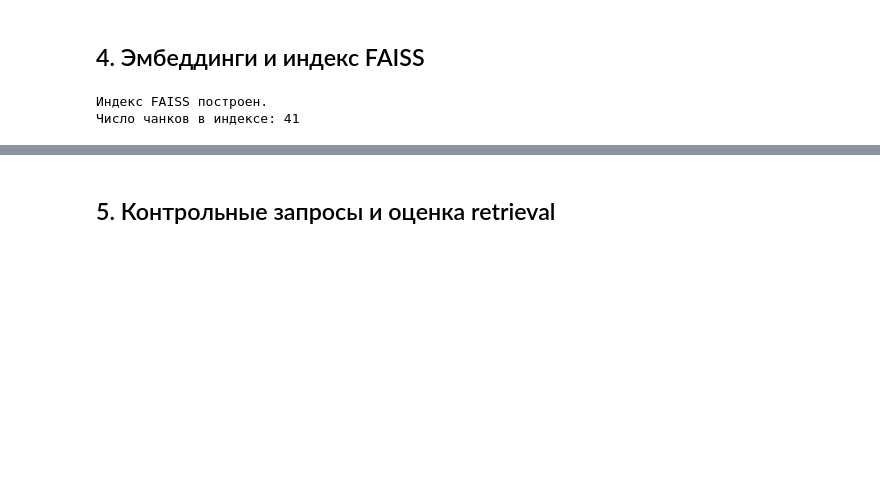
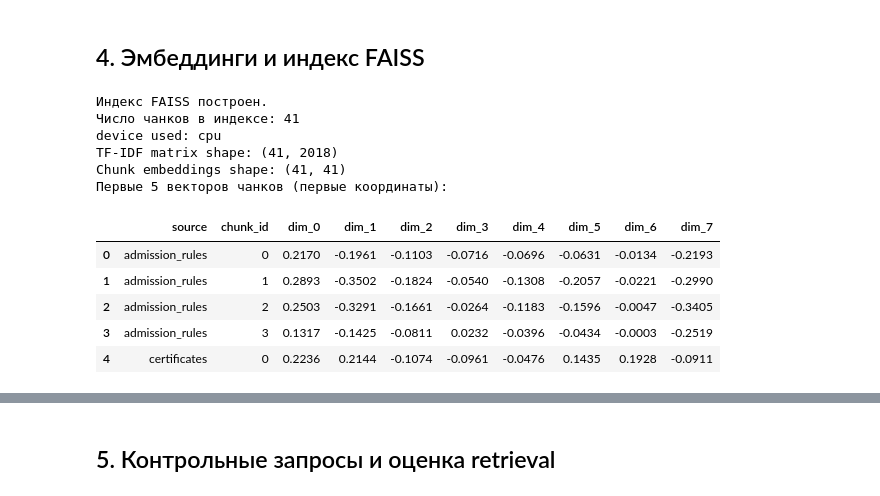
Before and after one commit to CrystalRoman/aie-group, a Jupyter notebook: homeworks/HW14/HW14.ipynb, the cells around one changed output, grey strips where cells are left out. Drawn from its saved outputs; the diff is of its cells as text; code cells hidden in the pictures; blank space fills up the shorter version.

```diff
--- a/homeworks/HW14/HW14.ipynb
+++ b/homeworks/HW14/HW14.ipynb
@@ -24,20 +24,23 @@ warnings.filterwarnings("ignore")
 
 try:
     import torch
+    import torch.nn.functional as F
     HAS_TORCH = True
+    device = torch.device("cuda" if torch.cuda.is_available() else "cpu")
 except ImportError:
     torch = None
+    F = None
     HAS_TORCH = False
+    device = "cpu"
 
 SEED = 42
 random.seed(SEED)
 np.random.seed(SEED)
+
 if HAS_TORCH:
     torch.manual_seed(SEED)
     if torch.cuda.is_available():
         torch.cuda.manual_seed_all(SEED)
-
-DEVICE = "cuda" if (HAS_TORCH and torch.cuda.is_available()) else "cpu"
 
 PROJECT_DIR = Path(".")
 ARTIFACTS_DIR = PROJECT_DIR / "artifacts"
@@ -51,7 +54,7 @@ print(f"Python:   {sys.version.split()[0]}")
 print(f"sklearn:  {sklearn.__version__}")
 print(f"numpy:    {np.__version__}")
 print(f"pandas:   {pd.__version__}")
-print(f"DEVICE:   {DEVICE}")
+print(f"device:   {device}")
 print(f"SEED:     {SEED}")
 # %% [output]
 Python environment
@@ -275,6 +278,10 @@ class TfidfFaissRetriever:
         self.index = None
         self.chunk_table = None
 
+        # чтобы явно сохранить результат векторизации
+        self.tfidf_shape = None
+        self.chunk_embeddings = None
+
     def fit(self, chunks_table: pd.DataFrame):
         self.chunk_table = chunks_table.reset_index(drop=True).copy()
 
@@ -284,39 +291,89 @@ class TfidfFaissRetriever:
             lowercase=True
         )
         X_sparse = self.vectorizer.fit_transform(self.chunk_table["chunk_text"])
+        self.tfidf_shape = X_sparse.shape
 
         n_features = X_sparse.shape[1]
         n_components = min(self.svd_components, max(2, n_features - 1))
         self.svd = TruncatedSVD(n_components=n_components, random_state=SEED)
+
         X_dense = self.svd.fit_transform(X_sparse)
-        X_dense = normalize(X_dense, norm="l2").astype("float32")
+
+        if HAS_TORCH:
+            X_dense_tensor = torch.tensor(X_dense, dtype=torch.float32).to(device)
+            X_dense_tensor = F.normalize(X_dense_tensor, p=2, dim=1)
+            X_dense = X_dense_tensor.cpu().numpy().astype("float32")
+        else:
+            X_dense = normalize(X_dense, norm="l2").astype("float32")
+
+        self.chunk_embeddings = X_dense
 
         self.index = faiss.IndexFlatIP(X_dense.shape[1])
         self.index.add(X_dense)
         return self
 
     def encode_queries(self, queries):
         q_sparse = self.vectorizer.transform(queries)
         q_dense = self.svd.transform(q_sparse)
-        return normalize(q_dense, norm="l2").astype("float32")
+
+        # --- ВАЖНО: device используется и для запросов ---
+        if HAS_TORCH:
+            q_dense_tensor = torch.tensor(q_dense, dtype=torch.float32).to(device)
+            q_dense_tensor = F.normalize(q_dense_tensor, p=2, dim=1)
+            q_dense = q_dense_tensor.cpu().numpy().astype("float32")
+        else:
+            q_dense = normalize(q_dense, norm="l2").astype("float32")
+        # -----------------------------------------------
+
+        return q_dense
 
     def search(self, query: str, top_k: int = 5) -> pd.DataFrame:
         q = self.encode_queries([query])
         scores, indices = self.index.search(q, top_k)
 
         rows = []
         for score, idx in zip(scores[0], indices[0]):
             row = self.chunk_table.iloc[idx].to_dict()
             row["score"] = float(score)
             rows.append(row)
         return pd.DataFrame(rows)
 
-retriever = TfidfFaissRetriever(max_features=5000, ngram_range=(1, 2), svd_components=128).fit(chunks_df)
+retriever = TfidfFaissRetriever(
+    max_features=5000,
+    ngram_range=(1, 2),
+    svd_components=128
+).fit(chunks_df)
+
 print("Индекс FAISS построен.")
 print(f"Число чанков в индексе: {retriever.index.ntotal}")
+print(f"device used: {device}")
+
+print(f"TF-IDF matrix shape: {retriever.tfidf_shape}")
+print(f"Chunk embeddings shape: {retriever.chunk_embeddings.shape}")
+
+preview_dims = min(8, retriever.chunk_embeddings.shape[1])
+vectorization_preview = pd.DataFrame(
+    retriever.chunk_embeddings[:5, :preview_dims],
+    columns=[f"dim_{i}" for i in range(preview_dims)]
+)
+vectorization_preview.insert(0, "chunk_id", retriever.chunk_table.head(5)["chunk_id"].tolist())
+vectorization_preview.insert(0, "source", retriever.chunk_table.head(5)["source"].tolist())
+
+print("Первые 5 векторов чанков (первые координаты):")
+display(vectorization_preview.round(4))
 # %% [output]
 Индекс FAISS построен.
 Число чанков в индексе: 41
+device used: cpu
+TF-IDF matrix shape: (41, 2018)
+Chunk embeddings shape: (41, 41)
+Первые 5 векторов чанков (первые координаты):
+|  | source | chunk_id | dim_0 | dim_1 | dim_2 | dim_3 | dim_4 | dim_5 | dim_6 | dim_7 |
+| 0 | admission_rules | 0 | 0.2170 | -0.1961 | -0.1103 | -0.0716 | -0.0696 | -0.0631 | -0.0134 | -0.2193 |
+| 1 | admission_rules | 1 | 0.2893 | -0.3502 | -0.1824 | -0.0540 | -0.1308 | -0.2057 | -0.0221 | -0.2990 |
+| 2 | admission_rules | 2 | 0.2503 | -0.3291 | -0.1661 | -0.0264 | -0.1183 | -0.1596 | -0.0047 | -0.3405 |
+| 3 | admission_rules | 3 | 0.1317 | -0.1425 | -0.0811 | 0.0232 | -0.0396 | -0.0434 | -0.0003 | -0.2519 |
+| 4 | certificates | 0 | 0.2236 | 0.2144 | -0.1074 | -0.0961 | -0.0476 | 0.1435 | 0.1928 | -0.0911 |
 # %%
 sample_queries = [
     "Как рассчитывается итоговая оценка на курсе?",
```
Also changed, not shown: parts of 4 cells of this notebook.
